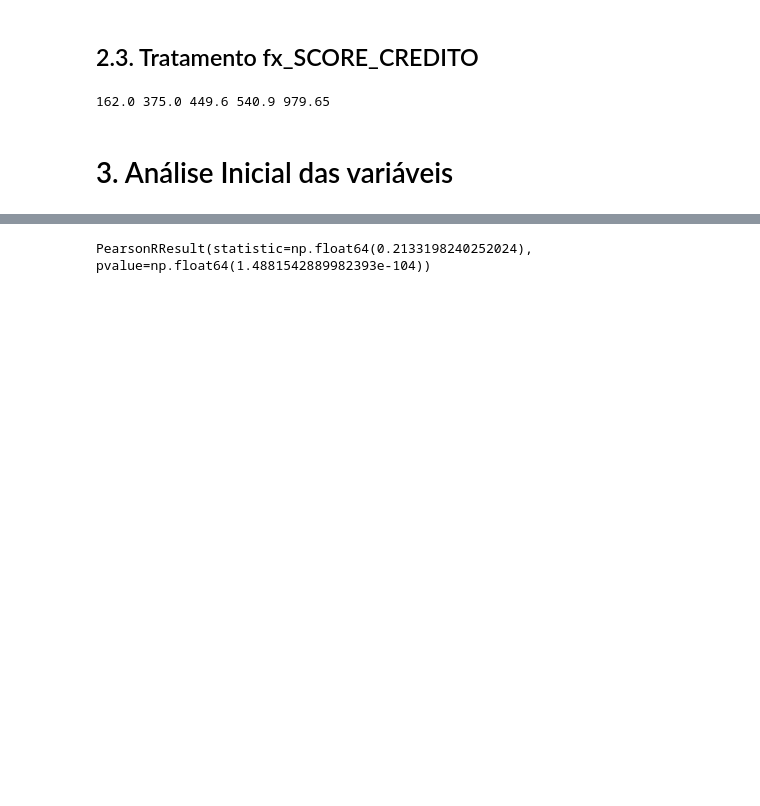
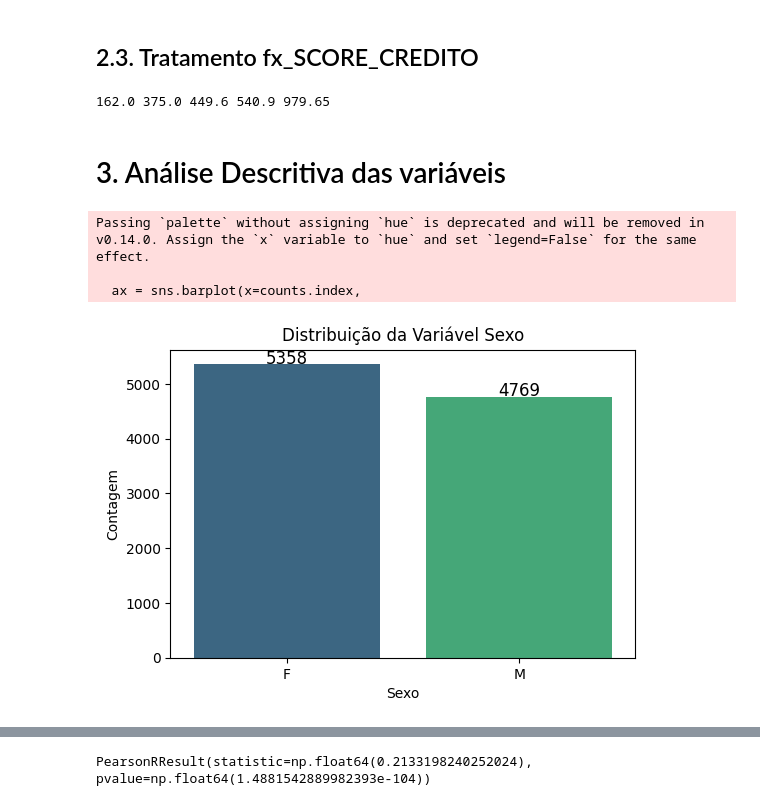
Before and after one commit to jef-santos/9DTSR, a Jupyter notebook: Applied Statistics/Projeto Integrado 01/Projeto_Integrado_parte01/Trabalho Final/Applied_Statistics_Trabalho01.ipynb, the cells around one changed output, grey strips where cells are left out. Saved outputs shown, nothing was run; the diff lists cells and outputs as text; code cells hidden in the pictures; blank space fills up the shorter version.

```diff
--- a/Applied Statistics/Projeto Integrado 01/Projeto_Integrado_parte01/Trabalho Final/Applied_Statistics_Trabalho01.ipynb
+++ b/Applied Statistics/Projeto Integrado 01/Projeto_Integrado_parte01/Trabalho Final/Applied_Statistics_Trabalho01.ipynb
@@ -92,4 +92,27 @@ df_raw.loc[(df_raw['SCORE_CREDITO'] > Q1)      & (df_raw['SCORE_CREDITO'] <= Q2)
 df_raw.loc[(df_raw['SCORE_CREDITO'] >  Q2)     & (df_raw['SCORE_CREDITO'] <=Q3),      'fx_SCORE_CREDITO']='449 a 540'
 df_raw.loc[(df_raw['SCORE_CREDITO'] >  Q3)     & (df_raw['SCORE_CREDITO'] <= maximo), 'fx_SCORE_CREDITO']='540 a 979'
 # %% [markdown]
-# 3. Análise Inicial das variáveis
+# 3. Análise Descritiva das variáveis
+# %%
+counts = df_raw['sexo'].value_counts()
+
+# Criar o gráfico de barras
+plt.figure(figsize=(6, 4))
+ax = sns.barplot(x=counts.index,
+                 y=counts.values,
+                 palette='viridis')
+
+# Adicionar rótulos numéricos no topo das barras
+for i, v in enumerate(counts.values):
+    ax.text(i, v + 10, str(v), ha='center', fontsize=12)
+
+# Adicionar rótulos dos eixos e título
+plt.xlabel('Sexo')
+plt.ylabel('Contagem')
+plt.title('Distribuição da Variável Sexo')
+plt.show()
+# %% [output]
+Passing `palette` without assigning `hue` is deprecated and will be removed in v0.14.0. Assign the `x` variable to `hue` and set `legend=False` for the same effect.
+
+  ax = sns.barplot(x=counts.index,
+[figure, added]
```
Also changed, not shown: parts of 70 cells of this notebook, 24 other files.
